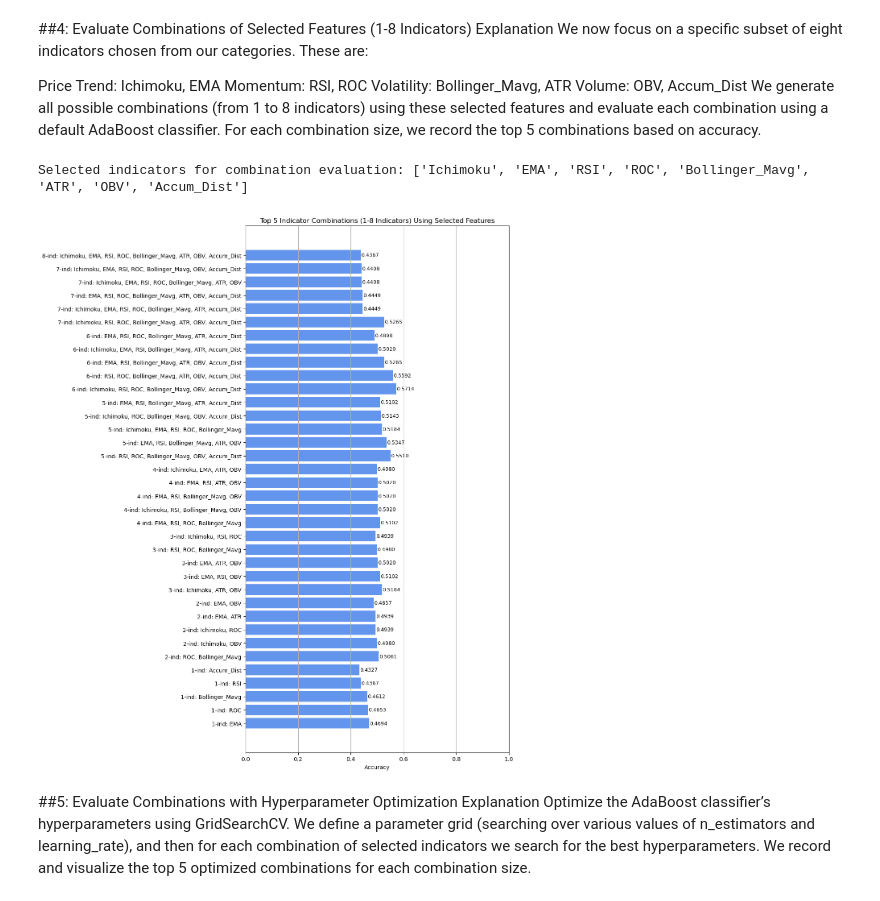
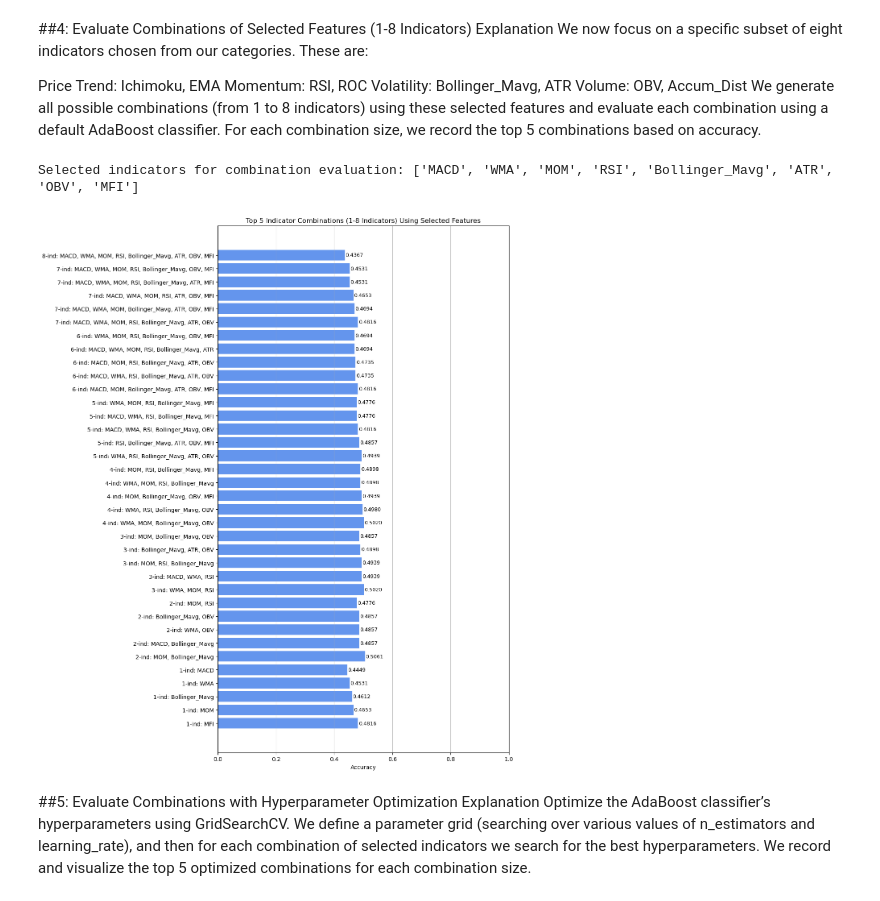
Before and after one commit to oneMaximus/MLProj, a Jupyter notebook: AdaBoost.ipynb, the cells around one changed output. Cells and saved outputs as stored; diff of their text form; code cells hidden in the pictures.

```diff
--- a/AdaBoost.ipynb
+++ b/AdaBoost.ipynb
@@ -214,12 +214,11 @@ We generate all possible combinations (from 1 to 8 indicators) using these selec
 # PART 4: Evaluate Combinations of Selected Features (1-8 Indicators)
 # =============================================================================
 # Use the selected features dictionary to generate combinations from 1 to 8 indicators.
-selected_features = {
-    'Price Trend': ['Ichimoku', 'EMA'],
-    'Momentum': ['RSI', 'ROC'],
-    'Volatility': ['Bollinger_Mavg', 'ATR'],
-    'Volume': ['OBV', 'Accum_Dist']
-}
+selected_features = {}
+for category, imp_dict in feature_importances.items():
+    # Sort features by importance and select top 2
+    top_features = sorted(imp_dict, key=imp_dict.get, reverse=True)[:2]
+    selected_features[category] = top_features
 # Flatten the dictionary into a list of 8 indicators
 selected_indicators = [feat for feats in selected_features.values() for feat in feats]
 print("\nSelected indicators for combination evaluation:", selected_indicators)
@@ -236,35 +235,35 @@ for num in range(1, len(selected_indicators) + 1):
             X_scaled, data['Target'], test_size=0.2, random_state=42, shuffle=False
         )
         model = AdaBoostClassifier(n_estimators=100, random_state=42)
         model.fit(X_train, y_train)
         acc = accuracy_score(y_test, model.predict(X_test))
         comb_results.append((combo, acc))
     # For each combination size, store the top 5 performing combinations
     top_5 = sorted(comb_results, key=lambda x: x[1], reverse=True)[:5]
     best_combinations[num] = top_5
 
 # Prepare data for visualization of the best combinations (default parameters)
 labels, accuracies = [], []
 for num, combos in best_combinations.items():
     for combo, acc in combos:
         labels.append(f"{num}-ind: {', '.join(combo)}")
         accuracies.append(acc)
 
 plt.figure(figsize=(12, 14))
 plt.barh(labels, accuracies, color='cornflowerblue')
 for bar in plt.gca().patches:
     width = bar.get_width()
     plt.text(width + 0.002, bar.get_y() + bar.get_height()/2,
              f'{width:.4f}', va='center', fontsize=9)
 plt.xlabel('Accuracy')
 plt.title('Top 5 Indicator Combinations (1-8 Indicators) Using Selected Features')
 plt.xlim(0, 1)
 plt.grid(axis='x')
 plt.tight_layout()
 plt.show()
 # %% [output]
-Selected indicators for combination evaluation: ['Ichimoku', 'EMA', 'RSI', 'ROC', 'Bollinger_Mavg', 'ATR', 'OBV', 'Accum_Dist']
+Selected indicators for combination evaluation: ['MACD', 'WMA', 'MOM', 'RSI', 'Bollinger_Mavg', 'ATR', 'OBV', 'MFI']
-[figure, old version]
+[figure, new version]
 # %% [markdown]
 ##5: Evaluate Combinations with Hyperparameter Optimization
 Explanation
```
Also changed, not shown: parts of 4 cells of this notebook.
